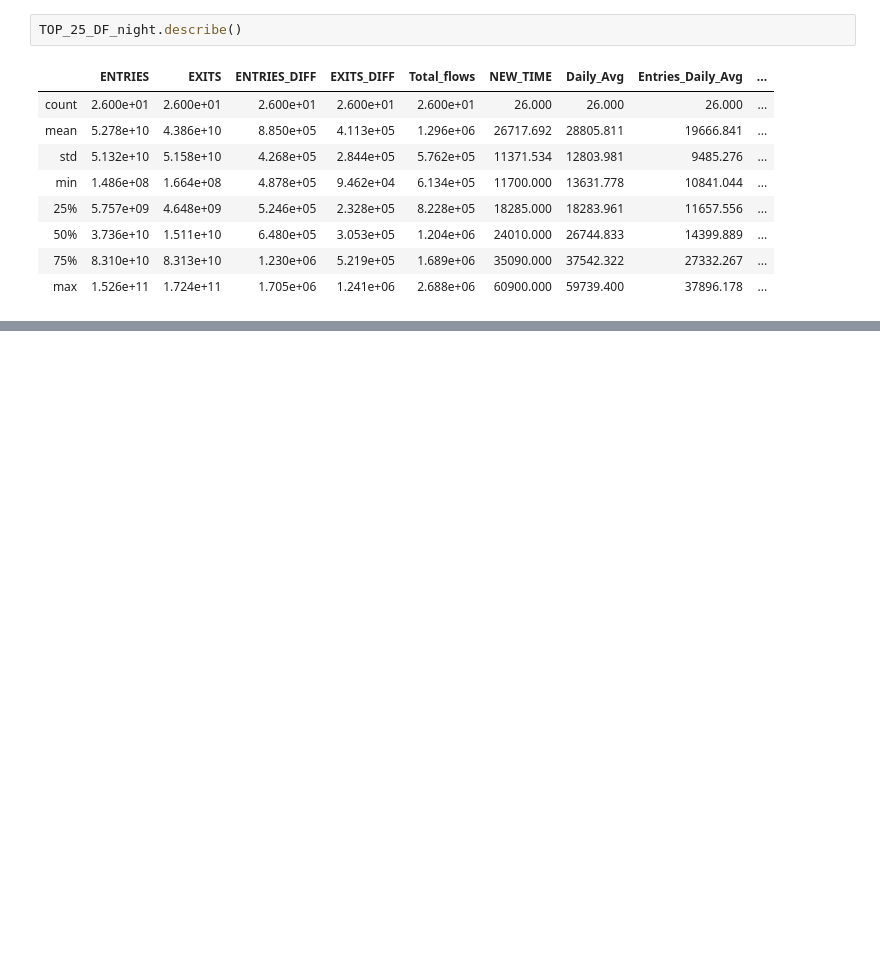
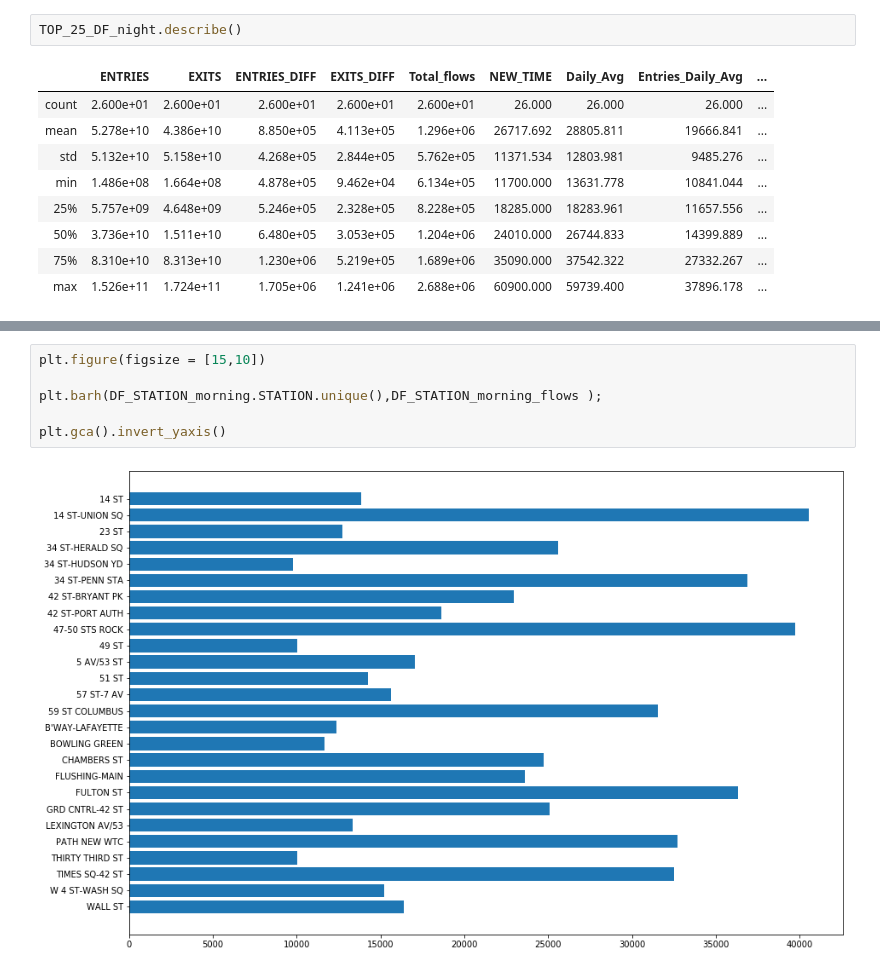
Before and after one commit to djsegal/metis_mta, a Jupyter notebook: Project1-Copy1.ipynb, the cells around one changed output, grey strips where cells are left out. Cells and saved outputs as stored; diff of their text form; blank space fills up the shorter version.

```diff
--- a/Project1-Copy1.ipynb
+++ b/Project1-Copy1.ipynb
@@ -429,0 +466,8 @@ TOP_25_DF_weekedays.head(10)
+# %%
+plt.figure(figsize = [15,10])
+
+plt.barh(DF_STATION_morning.STATION.unique(),DF_STATION_morning_flows );
+
+plt.gca().invert_yaxis()
+# %% [output]
+[figure, added]
```
Also changed, not shown: parts of 22 cells of this notebook, 5 other files.
